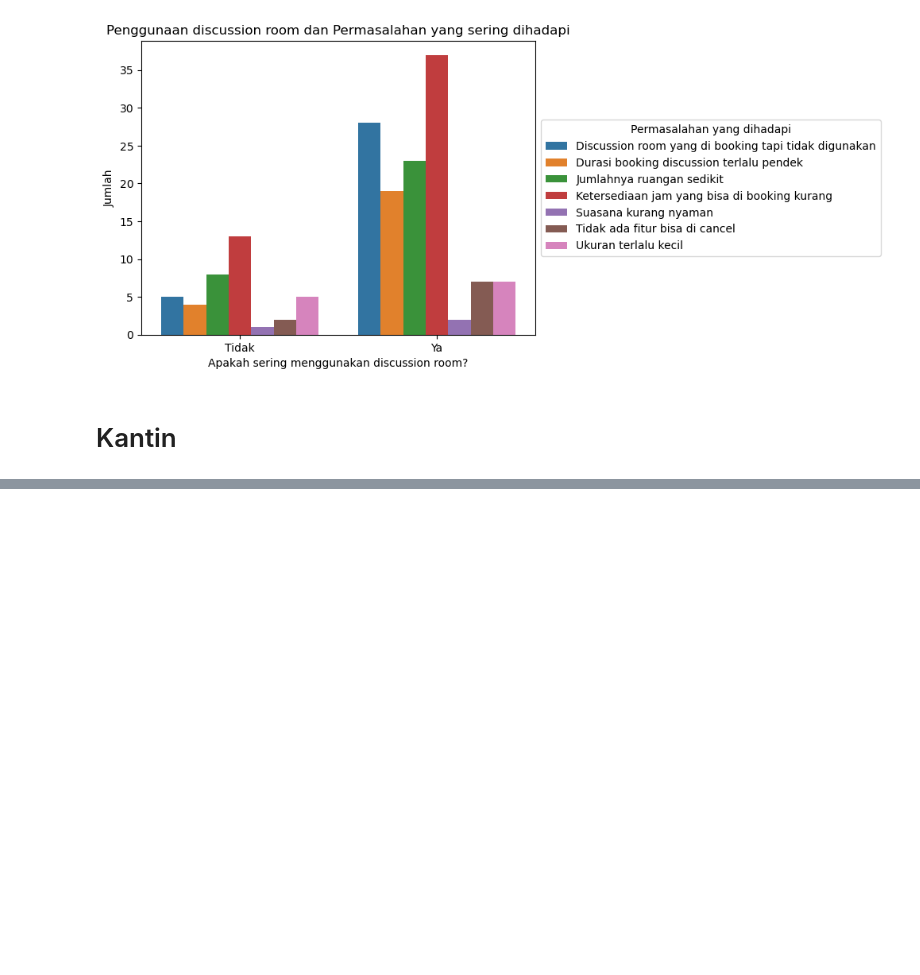
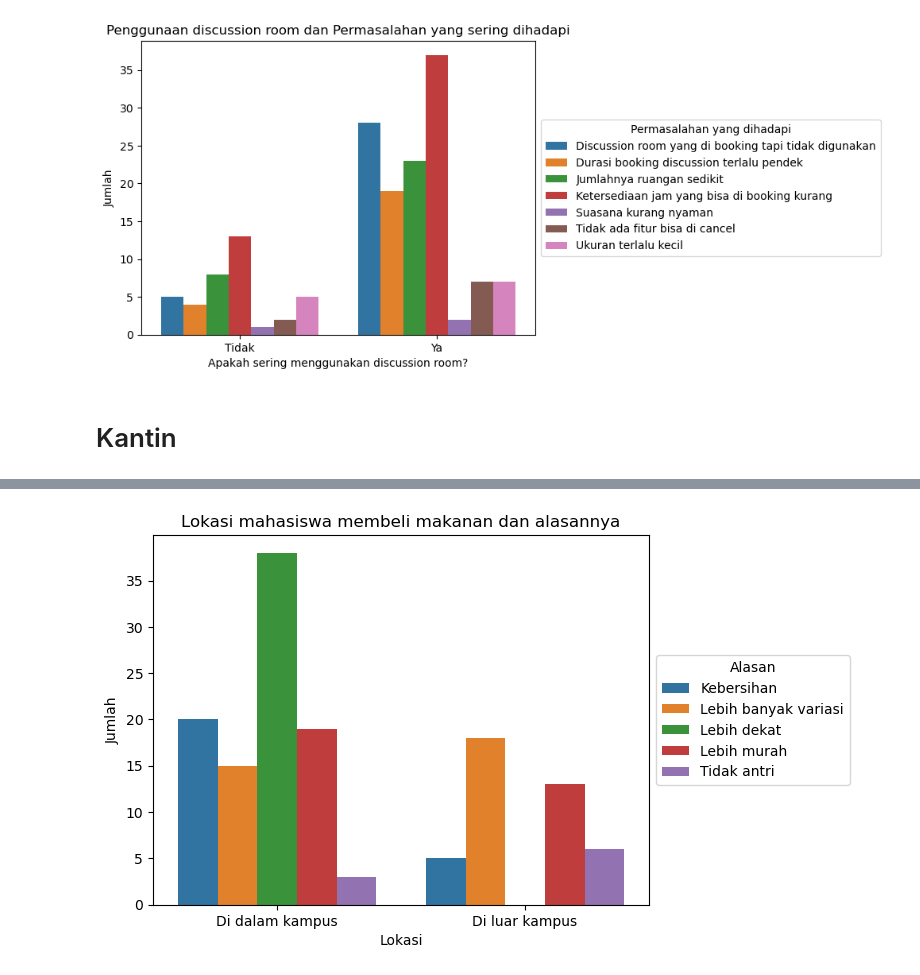
Before and after one commit to Nicohim87/SurveySamplingAOL, a Jupyter notebook: Visualization-1.ipynb, the cells around one changed output, grey strips where cells are left out. Cells and saved outputs as stored; diff of their text form; code cells hidden in the pictures; blank space fills up the shorter version.

Commit message:
Visualization

```diff
--- a/Visualization-1.ipynb
+++ b/Visualization-1.ipynb
@@ -129,3 +129,12 @@ plt.show()
 [figure]
 # %% [markdown]
 # Kantin
+# %%
+kantin1 = df[['Lokasi beli makanan', 'Alasan memilih beli di tempat itu 1']].rename(columns={'Alasan memilih beli di tempat itu 1':'Alasan memilih beli di tempat itu'})
+kantin2 = df[['Lokasi beli makanan', 'Alasan memilih beli di tempat itu 2']].rename(columns={'Alasan memilih beli di tempat itu 2':'Alasan memilih beli di tempat itu'})
+
+
+kantin = pd.concat([kantin1, kantin2], ignore_index=True)
+
+kantin.dropna(inplace=True)
+kantin
@@ -131,0 +155,12 @@ plt.show()
+# %%
+sns.barplot(kantin.groupby(['Lokasi beli makanan', 'Alasan memilih beli di tempat itu']).size().reset_index(name="count"),
+            x='Lokasi beli makanan', y='count', hue='Alasan memilih beli di tempat itu')
+
+plt.title("Lokasi mahasiswa membeli makanan dan alasannya")
+plt.legend(loc='center left', bbox_to_anchor=(1, 0.5), title='Alasan')
+plt.xlabel("Lokasi")
+plt.ylabel("Jumlah")
+
+plt.show()
+# %% [output]
+[figure, added]
```
Also changed, not shown: parts of 2 cells of this notebook, 2 other files.
